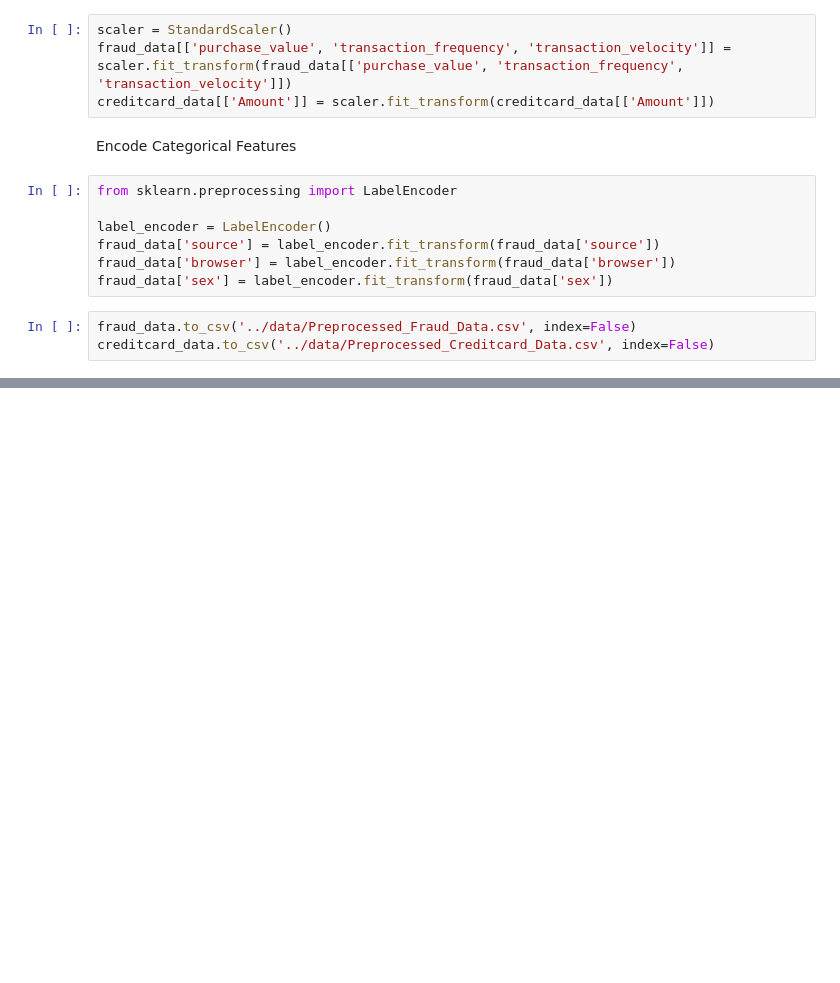
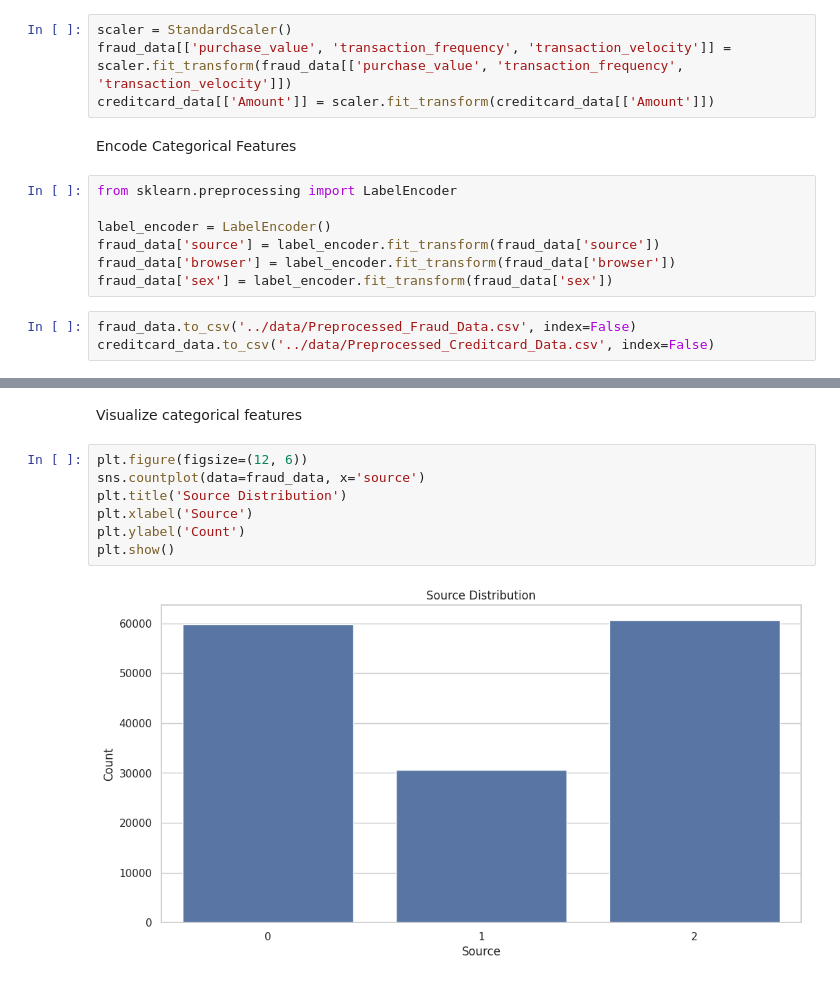
Before and after one commit to duresaguye/AI-Fraud-Detection, a Jupyter notebook: notebooks/Data_Preprocessing.ipynb, the cells around one changed output, grey strips where cells are left out. Cells and saved outputs as stored; diff of their text form; blank space fills up the shorter version.

```diff
--- a/notebooks/Data_Preprocessing.ipynb
+++ b/notebooks/Data_Preprocessing.ipynb
@@ -116,0 +142,11 @@ creditcard_data.to_csv('../data/Preprocessed_Creditcard_Data.csv', index=False)
+# %% [markdown]
+Visualize categorical features
+# %%
+plt.figure(figsize=(12, 6))
+sns.countplot(data=fraud_data, x='source')
+plt.title('Source Distribution')
+plt.xlabel('Source')
+plt.ylabel('Count')
+plt.show()
+# %% [output]
+[figure, added]
```
Also changed, not shown: parts of 6 cells of this notebook, 1 other file.
